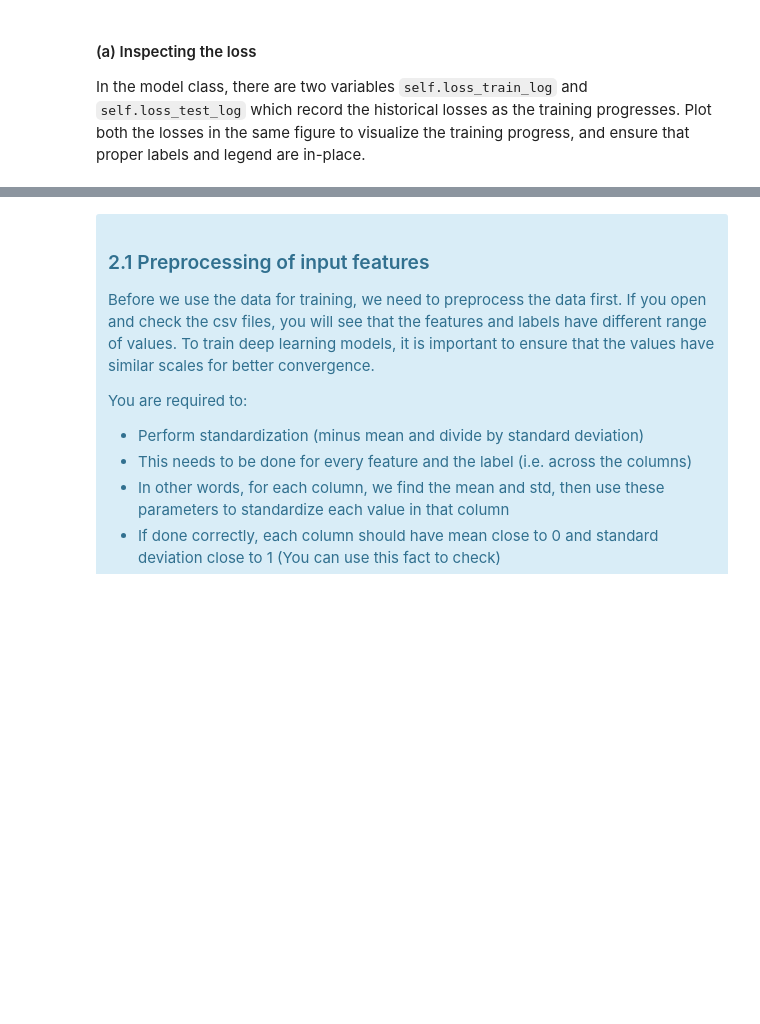
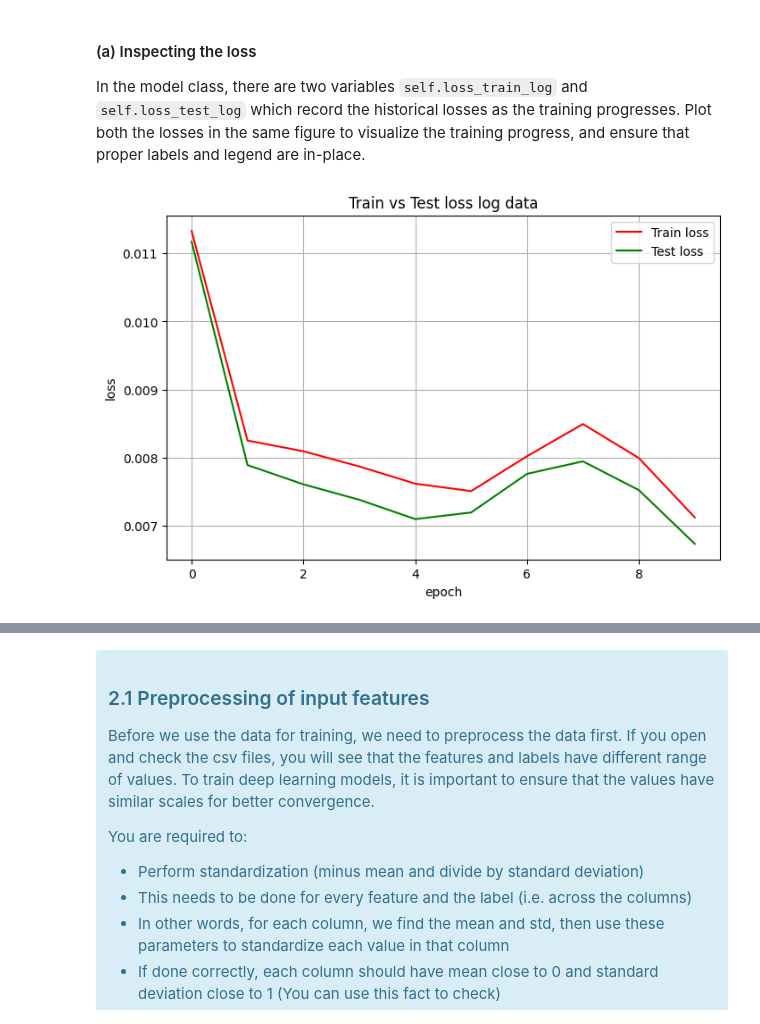
Before and after one commit to dillonlyr/ECE4179_Codes, a Jupyter notebook: Lab 3/Lab_3_student_2025.ipynb, the cells around one changed output, grey strips where cells are left out. Cells and saved outputs as stored; diff of their text form; code cells hidden in the pictures; blank space fills up the shorter version.

```diff
--- a/Lab 3/Lab_3_student_2025.ipynb
+++ b/Lab 3/Lab_3_student_2025.ipynb
@@ -101,16 +101,17 @@ class SineDataset(Dataset):
 
         # Create "num_samples" worth of random x points between -bound and +bound
         # by using torch.rand, then scale and shift
-        self.x_data =
+        self.x_data = (torch.rand(num_samples) * 2 * bound) - bound # Scale the tensor
+        # print(self.x_data)
 
         # Calculate the sin of all data points in the x vector
         # and then scale amplitude to 0.5
-        self.y_data = ???
+        self.y_data = 0.5 * torch.sin(self.x_data)
 
         # Add some gaussian noise to each datapoint using torch.randn_like
         # The noise needs to be scaled down (use a factor of 0.08) before added to the signal,
         # otherwise it will be too noisy
-        self.y_data += ???
+        self.y_data += 0.08 * torch.randn_like(self.y_data)
 
     def __getitem__(self, idx):
         # This function returns the idx-th data of our already-loaded data (self.x_data and self.y_data)
@@ -121,15 +122,15 @@ class SineDataset(Dataset):
 
         # IMPORTANT: The indexed data (both x and y) should have 1-dimensional shape only,
         # i.e. its feature size. In this case, there is only 1 feature, so shape should be (1,) or torch.Size([1])
-        x = ???
-        y = ???
+        x = self.x_data[idx].unsqueeze(0)
+        y = self.y_data[idx].unsqueeze(0)
         sample = (x, y)
         return sample
 
     def __len__(self):
         # This function returns the total number of samples in our dataset
         # DataLoader will use this function to determine how many mini-batches to prepare.
-        num_samples = ???
+        num_samples = len(self.x_data)
         return num_samples
 # %% [markdown]
 #### (b) Create Dataset instance from the defined Class
@@ -313,8 +359,10 @@ Now let's do some training for the network we just created! In this task, train
 # %%
 # T1.3 IMPORTANT: Please do not edit/remove this comment.
 
-lr = ???
-epochs = ???
-model = ???
-optimizer = ???
+lr = 5e-3
+epochs = 10
+model = ShallowMLP(1, 16, 1)
+optimizer = optim.Adam(model.parameters(), lr=lr)
+# print("Before training:", model.fc1.weight.data)
 model.Train(epochs, optimizer, loader_train, loader_test)
+# print("After training:", model.fc1.weight.data)
@@ -340,8 +409,19 @@ In the model class, there are two variables `self.loss_train_log` and `self.loss
 # %%
 # T1.4a IMPORTANT: Please do not edit/remove this comment.
 
 # Plot the losses in the same figure
-???
+plt.figure(figsize=(8, 5))
+
+
+plt.plot(model.loss_train_log, color='red', label = 'Train loss')
+plt.plot(model.loss_test_log, color='green', label = 'Test loss')
+plt.xlabel("epoch")
+plt.ylabel("loss")
+plt.title("Train vs Test loss log data")
+plt.legend()
+plt.grid(True)
+# %% [output]
+[figure, added]
 # %% [markdown]
 #### (b) Visual check on the model predictions
 
```
Also changed, not shown: parts of 19 cells of this notebook, 3 other files.
